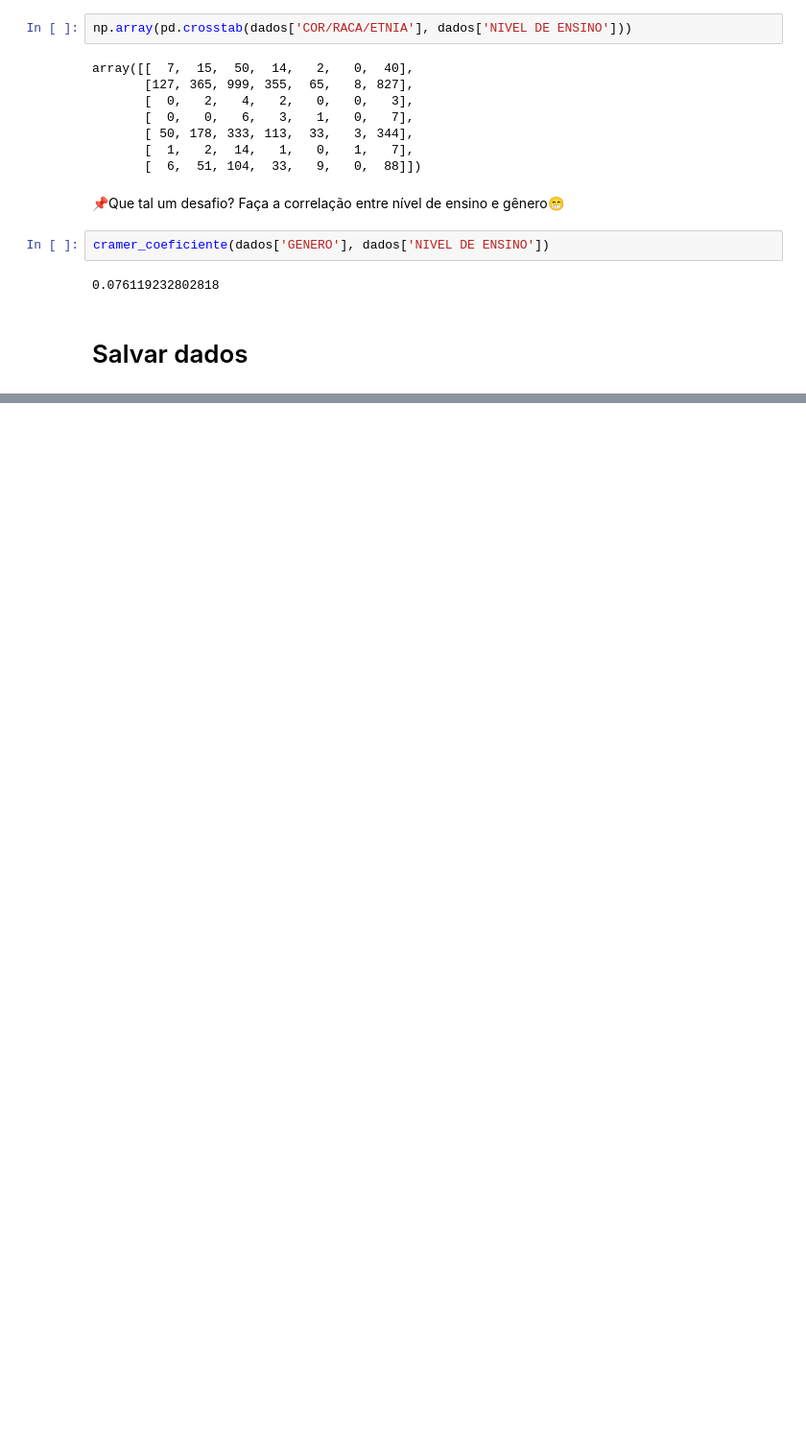
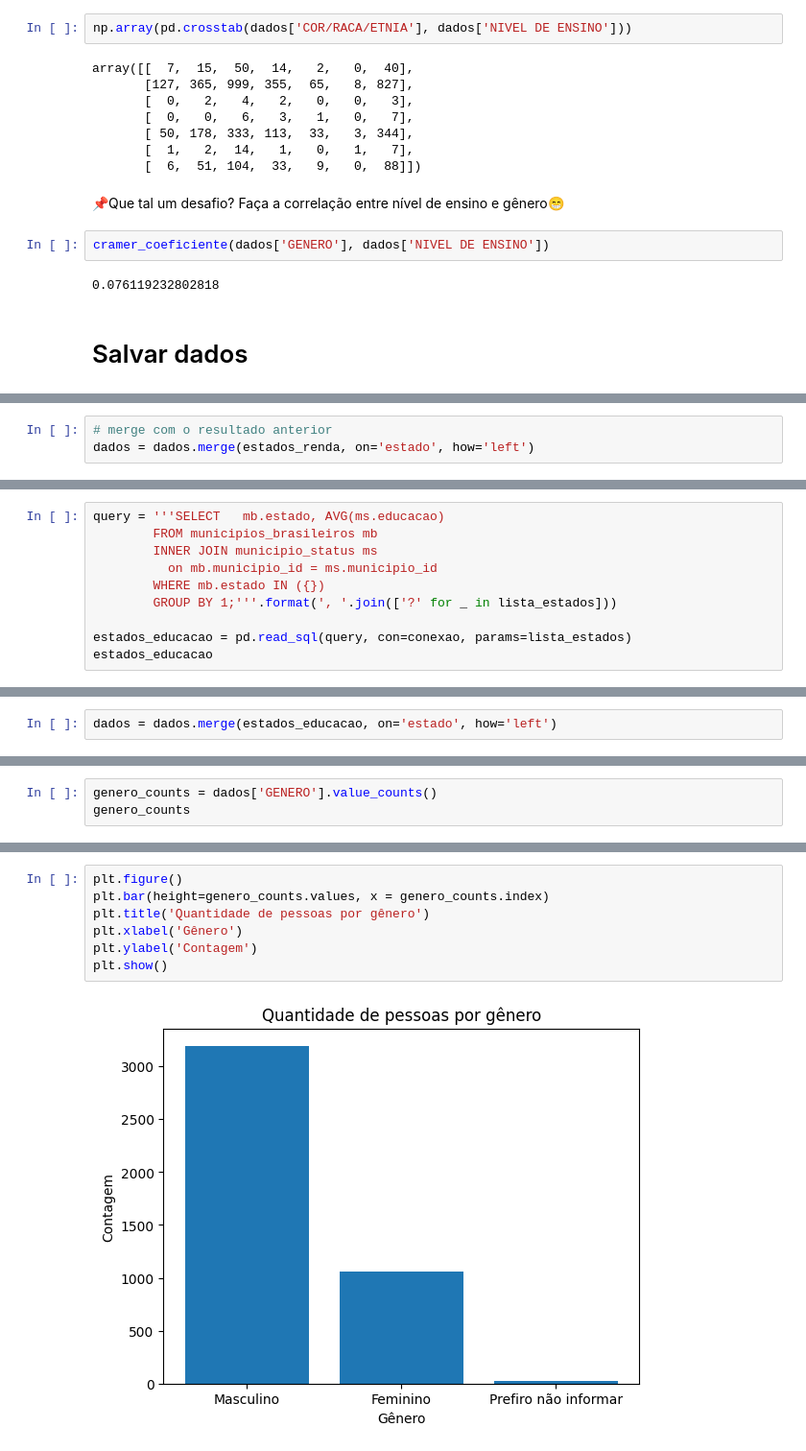
Before and after one commit to pathilink/programaria_analise_dados, a Jupyter notebook: notebooks/analise_dados.ipynb, the cells around one changed output, grey strips where cells are left out. Shown at 96% size. Saved outputs shown, nothing was run; the diff lists cells and outputs as text; blank space fills up the shorter version.

```diff
--- a/notebooks/analise_dados.ipynb
+++ b/notebooks/analise_dados.ipynb
@@ -909,0 +1010,3 @@ dados.to_csv('/content/drive/MyDrive/PrograMaria/analise_dados/analise_dados.csv
+# %%
+# merge com o resultado anterior
+dados = dados.merge(estados_renda, on='estado', how='left')
@@ -909,0 +1020,10 @@ dados.to_csv('/content/drive/MyDrive/PrograMaria/analise_dados/analise_dados.csv
+# %%
+query = '''SELECT	mb.estado, AVG(ms.educacao)
+        FROM municipios_brasileiros mb
+        INNER JOIN municipio_status ms
+          on mb.municipio_id = ms.municipio_id
+        WHERE mb.estado IN ({})
+        GROUP BY 1;'''.format(', '.join(['?' for _ in lista_estados]))
+
+estados_educacao = pd.read_sql(query, con=conexao, params=lista_estados)
+estados_educacao
@@ -909,0 +1048,2 @@ dados.to_csv('/content/drive/MyDrive/PrograMaria/analise_dados/analise_dados.csv
+# %%
+dados = dados.merge(estados_educacao, on='estado', how='left')
@@ -909,0 +1056,3 @@ dados.to_csv('/content/drive/MyDrive/PrograMaria/analise_dados/analise_dados.csv
+# %%
+genero_counts = dados['GENERO'].value_counts()
+genero_counts
@@ -909,0 +1066,9 @@ dados.to_csv('/content/drive/MyDrive/PrograMaria/analise_dados/analise_dados.csv
+# %%
+plt.figure()
+plt.bar(height=genero_counts.values, x = genero_counts.index)
+plt.title('Quantidade de pessoas por gênero')
+plt.xlabel('Gênero')
+plt.ylabel('Contagem')
+plt.show()
+# %% [output]
+[figure, added]
```
Also changed, not shown: parts of 30 cells of this notebook.
